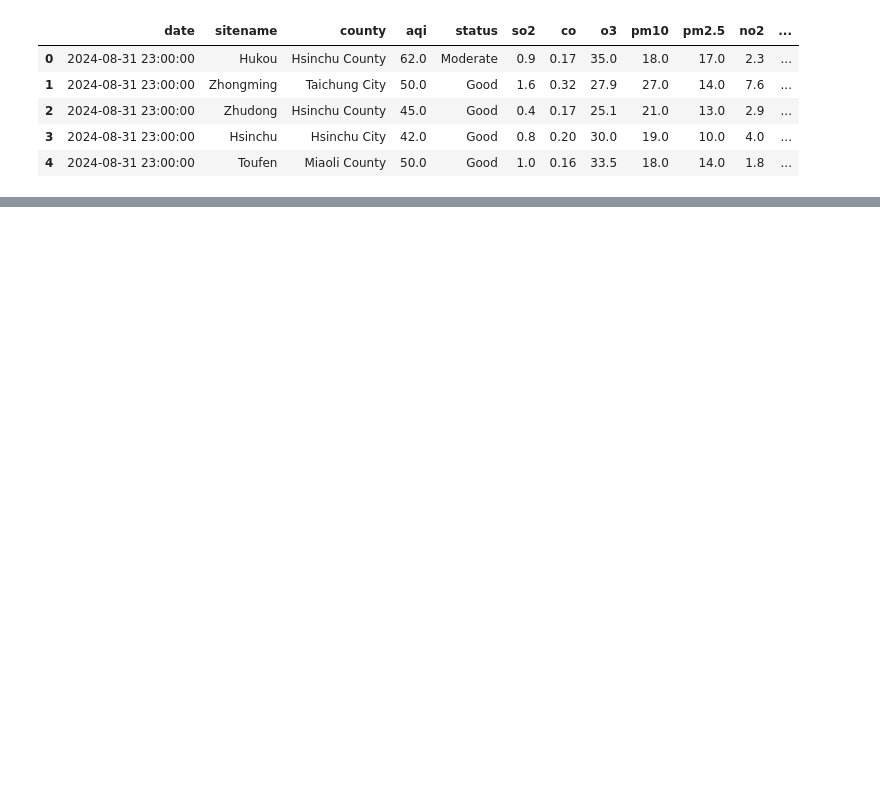
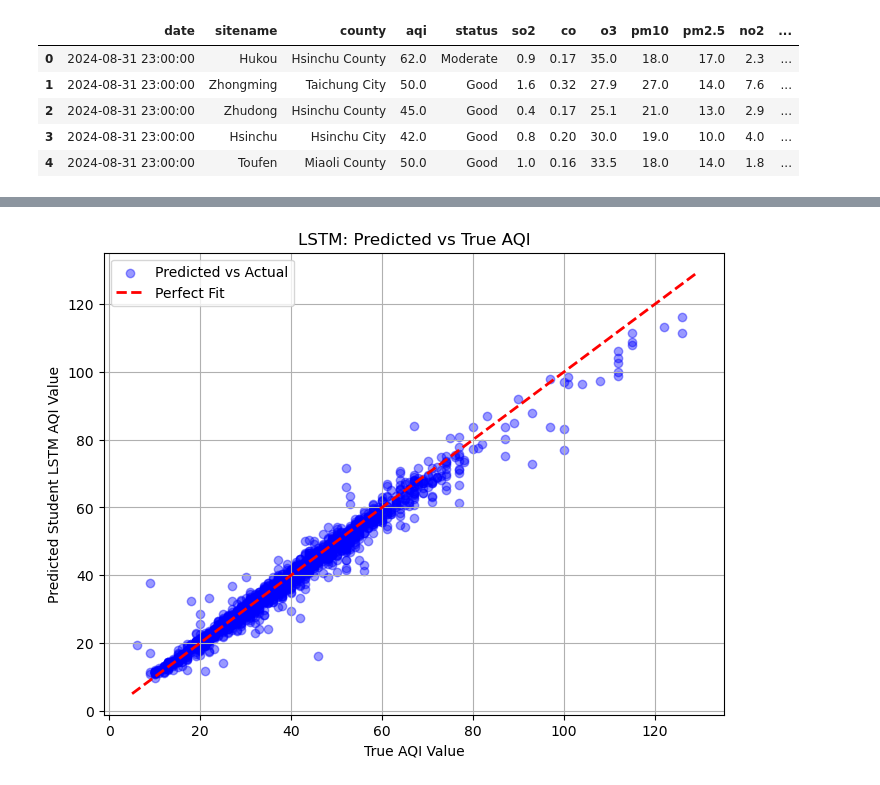
Before and after one commit to Zendac101/sads, a Jupyter notebook: model/lstm/model_lstm_taiwan.ipynb, the cells around one changed output, grey strips where cells are left out. Drawn from its saved outputs; the diff is of its cells as text; code cells hidden in the pictures; blank space fills up the shorter version.

```diff
--- a/model/lstm/model_lstm_taiwan.ipynb
+++ b/model/lstm/model_lstm_taiwan.ipynb
@@ -108,10 +105,5 @@ scaler=MinMaxScaler(feature_range=(0,1))
 
 
 
-feature=df[["aqi",'so2','co','o3','pm2.5','pm10','no2','nox','no']]
-dataset=feature.values
-training_dataset_len=int(np.ceil(len(dataset)*0.80))
-if len(dataset.shape) == 1:
-    dataset = dataset.reshape(-1, 1)
-
-print(dataset.shape)
+feature_cols=['aqi','so2','co','o3','pm2.5','pm10','no2','nox','no']
+df[feature_cols] = scaler.fit_transform(df[feature_cols])
@@ -294,0 +218,17 @@ model.save("final_model_lstm.keras")
+# %%
+import matplotlib.pyplot as plt
+plt.figure(figsize=(8, 6))
+plt.scatter(y_test_all[:2000], predictions_all[:2000], alpha=0.4, color='b', label='Predicted vs Actual')
+
+# Plot accurate perfect diagonal trendline boundary
+perfect_line = [min(y_test_all), max(y_test_all)]
+plt.plot(perfect_line, perfect_line, color='red', linestyle='--', linewidth=2, label='Perfect Fit')
+
+plt.xlabel('True AQI Value')
+plt.ylabel('Predicted Student LSTM AQI Value')
+plt.title('LSTM: Predicted vs True AQI')
+plt.legend()
+plt.grid(True)
+plt.savefig('LSTM_fit.png')
+# %% [output]
+[figure, added]
```
Also changed, not shown: parts of 17 cells of this notebook, 30 other files.
